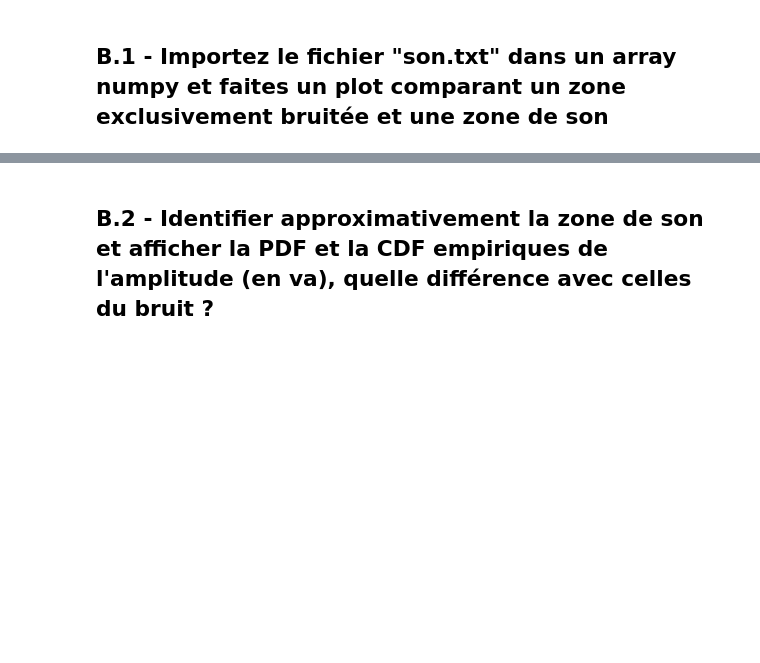
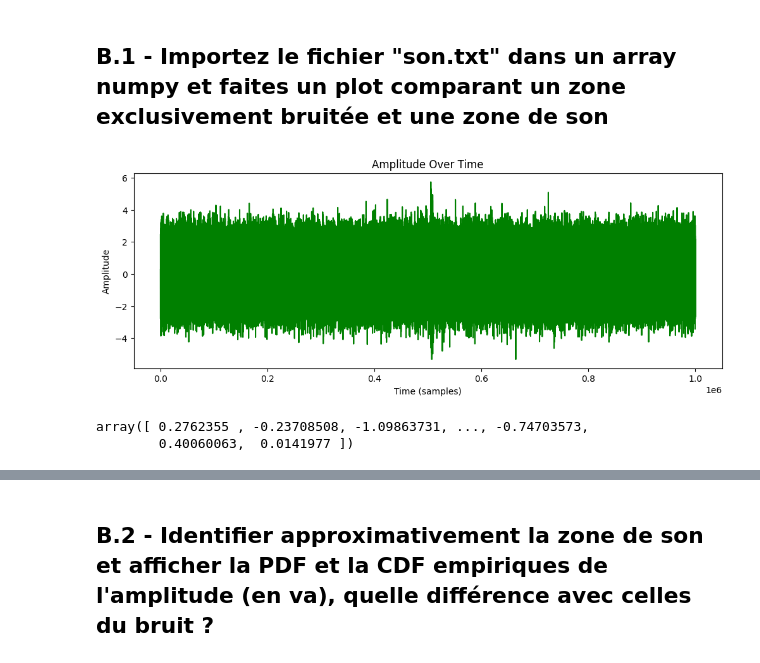
Before and after one commit to shahaf38/Stats-Tests_Hypotheses, a Jupyter notebook: Stats-Tests_Hypotheses.ipynb, the cells around one changed output, grey strips where cells are left out. Saved outputs shown, nothing was run; the diff lists cells and outputs as text; code cells hidden in the pictures; blank space fills up the shorter version.

```diff
--- a/Stats-Tests_Hypotheses.ipynb
+++ b/Stats-Tests_Hypotheses.ipynb
@@ -319,3 +319,18 @@ Vous avez réalisé un enregistrement pendant la nuit. En inspectant rapidement
 Bon c'est effectivement un son, mais rien d'alarmant. Mais il n'empêche que vous aimerez pouvoir détecter les sons sans avoir à regarder le signal tous les matins.
 # %% [markdown]
 ## B.1 -  Importez le fichier "son.txt" dans un array numpy et faites un plot comparant un zone exclusivement bruitée et une zone de son
+# %%
+# Load the data from "son.txt" into a NumPy array
+file_path = "son.txt"
+son_data = np.loadtxt(file_path)
+# Plot the entire data
+plt.figure(figsize=(12, 4))
+plt.plot(son_data, color='green')
+plt.title('Amplitude Over Time')
+plt.xlabel('Time (samples)')
+plt.ylabel('Amplitude')
+plt.show()
+# %% [output]
+[figure, added]
+array([ 0.2762355 , -0.23708508, -1.09863731, ..., -0.74703573,
+        0.40060063,  0.0141977 ])
```
Also changed, not shown: parts of 2 cells of this notebook.
